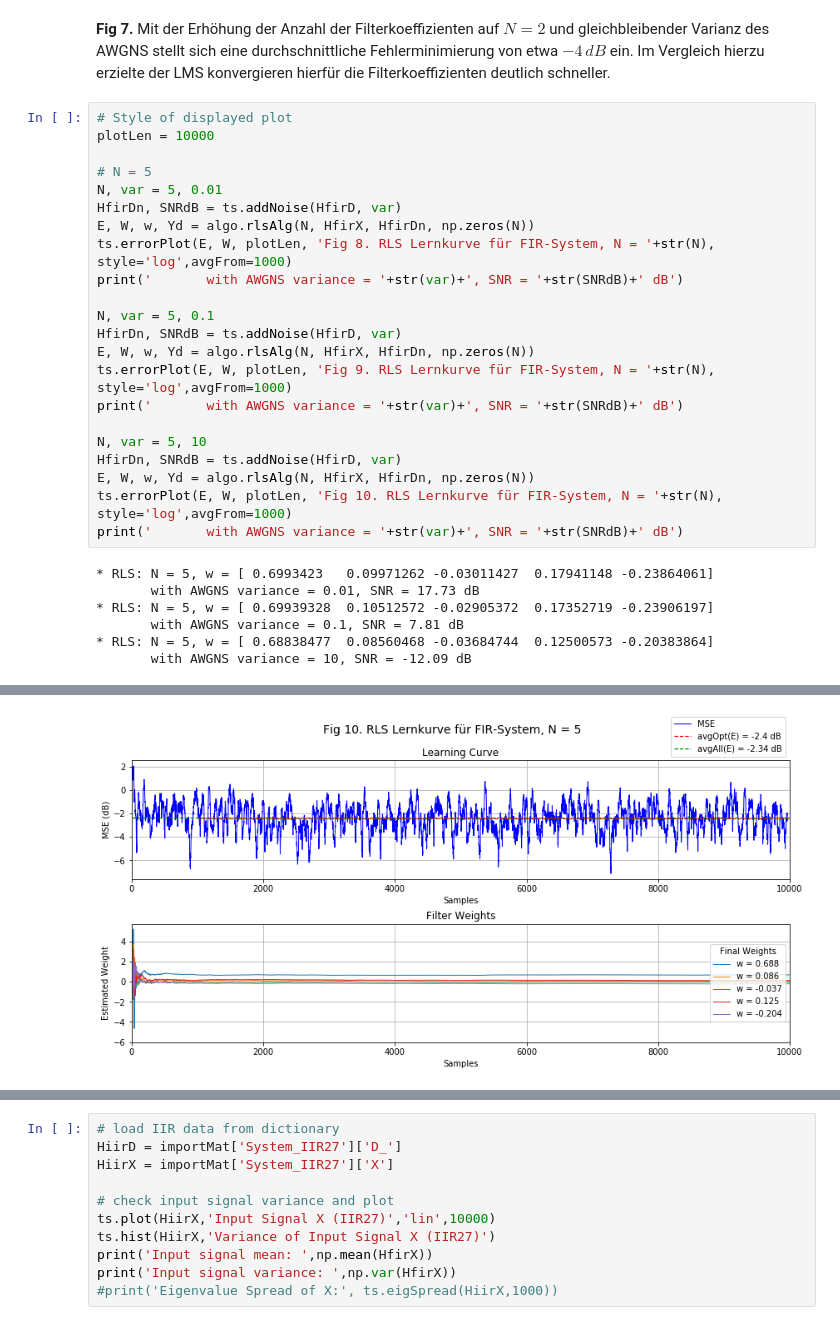
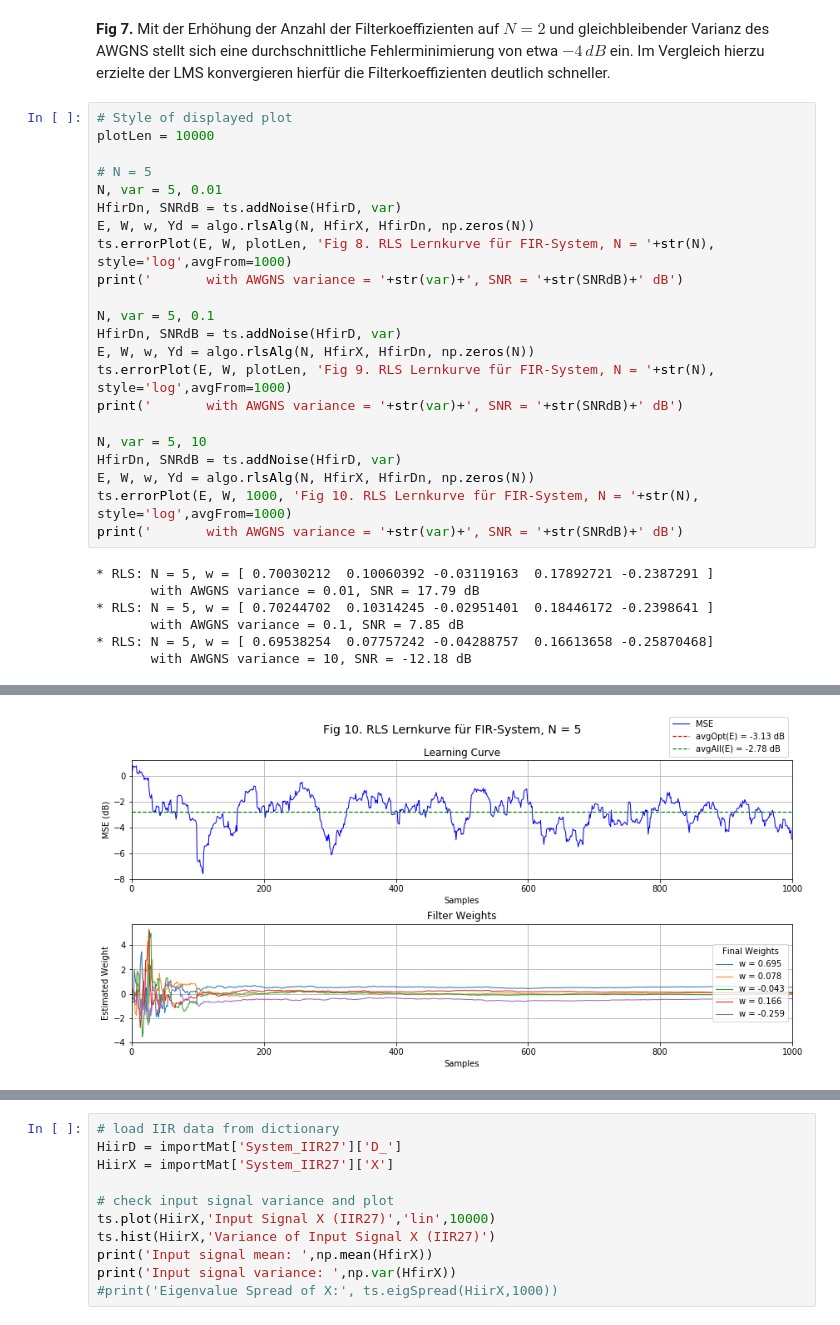
Before and after one commit to xhain/Systemidentifikation, a Jupyter notebook: python/Systemidentifikation.ipynb, the cells around one changed output, grey strips where cells are left out. Drawn from its saved outputs; the diff is of its cells as text.

```diff
--- a/python/Systemidentifikation.ipynb
+++ b/python/Systemidentifikation.ipynb
@@ -223,12 +227,12 @@ print('       with AWGNS variance = '+str(var)+', SNR = '+str(SNRdB)+' dB')
 N, var = 5, 10
 HfirDn, SNRdB = ts.addNoise(HfirD, var)
 E, W, w, Yd = algo.rlsAlg(N, HfirX, HfirDn, np.zeros(N))
-ts.errorPlot(E, W, plotLen, 'Fig 10. RLS Lernkurve für FIR-System, N = '+str(N), style='log',avgFrom=1000)
+ts.errorPlot(E, W, 1000, 'Fig 10. RLS Lernkurve für FIR-System, N = '+str(N), style='log',avgFrom=1000)
 print('       with AWGNS variance = '+str(var)+', SNR = '+str(SNRdB)+' dB')
 # %% [output]
-* RLS: N = 5, w = [ 0.6993423   0.09971262 -0.03011427  0.17941148 -0.23864061]
-       with AWGNS variance = 0.01, SNR = 17.73 dB
-* RLS: N = 5, w = [ 0.69939328  0.10512572 -0.02905372  0.17352719 -0.23906197]
-       with AWGNS variance = 0.1, SNR = 7.81 dB
-* RLS: N = 5, w = [ 0.68838477  0.08560468 -0.03684744  0.12500573 -0.20383864]
-       with AWGNS variance = 10, SNR = -12.09 dB
+* RLS: N = 5, w = [ 0.70030212  0.10060392 -0.03119163  0.17892721 -0.2387291 ]
+       with AWGNS variance = 0.01, SNR = 17.79 dB
+* RLS: N = 5, w = [ 0.70244702  0.10314245 -0.02951401  0.18446172 -0.2398641 ]
+       with AWGNS variance = 0.1, SNR = 7.85 dB
+* RLS: N = 5, w = [ 0.69538254  0.07757242 -0.04288757  0.16613658 -0.25870468]
+       with AWGNS variance = 10, SNR = -12.18 dB
@@ -237,4 +241,4 @@ print('       with AWGNS variance = '+str(var)+', SNR = '+str(SNRdB)+' dB')
-[figure, old version]
+[figure, new version]
 # %% [markdown]
 **Fig 8.** Nach Erhöhung der Filterkoeffizienten auf $N = 5$ stellt sich bei einer Rauschvarianz von $\sigma^2 = 0.01$ eine Rauschunterdrückung von etwa $-11\,dB$ im Verhältnis zum ersten Fehler ein.
 
```
Also changed, not shown: parts of 33 cells of this notebook.
